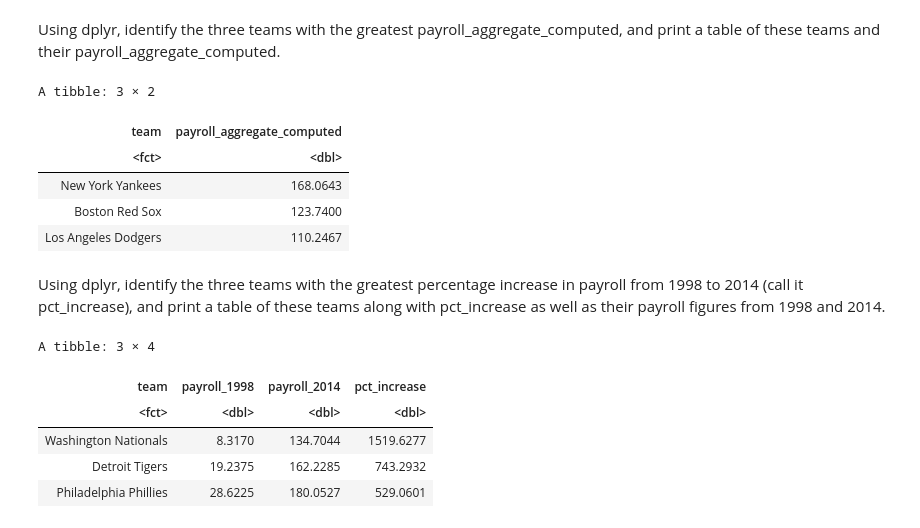
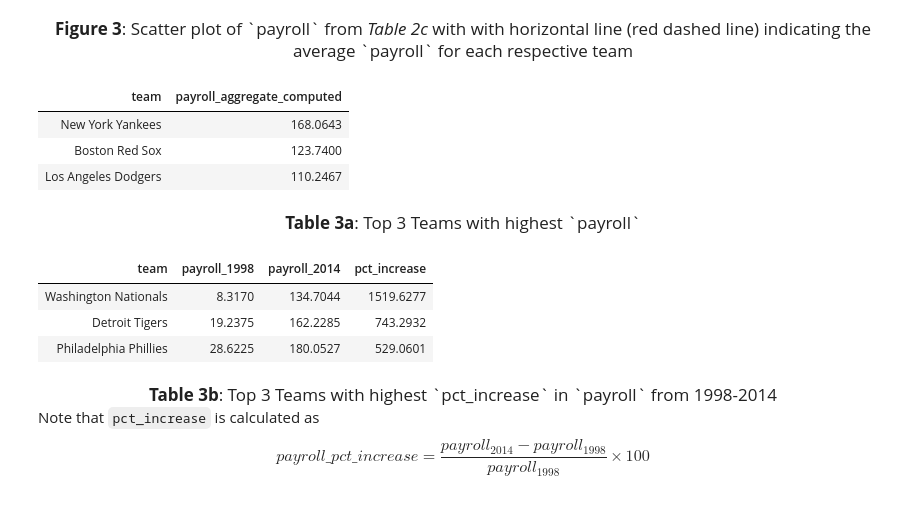
Before and after one commit to RomandRapido/DSC1107_Wrangling, a Jupyter notebook: FA3_Lansangan/FA3_Lansangan.ipynb, the cells around one changed output. Drawn from its saved outputs; the diff is of its cells as text; code cells hidden in the pictures.

```diff
--- a/FA3_Lansangan/FA3_Lansangan.ipynb
+++ b/FA3_Lansangan/FA3_Lansangan.ipynb
@@ -16,5 +45,12 @@ i Use the conflicted package (<http://conflicted.r-lib.org/>) to force all confl
 load("ml_pay.rdata")
 # %%
 mlb_raw <- tibble(ml_pay)
-print(mlb_raw)
+print_table <- function(df, head=7){
+    formatted_table <- df %>%
+        head(head) %>%
+        formattable()
+
+    display_html(paste0("<div style='display: flex; justify-content: center;'>", as.character(formatted_table), "</div>"))
+}
+print_table(mlb_raw[,c(1:10)])
 # %% [output]
@@ -198,32 +301,37 @@ ggplot(mlb_yearly, aes(x = year, y = payroll, color = team)) +
-# %% [markdown]
-Using dplyr, identify the three teams with the greatest payroll_aggregate_computed, and print a table of these teams and their payroll_aggregate_computed.
+# %% [markdown]
+<center style="font-size: 17px"><b>Figure 3</b>: Scatter plot of `payroll` from <i>Table 2c</i> with with horizontal line (red dashed line) indicating the average `payroll` for each respective team</i></center>
 # %%
-mlb_aggregate_computed %>%
+tib <- mlb_aggregate_computed %>%
     arrange(desc(payroll_aggregate_computed)) %>%
     select(team,payroll_aggregate_computed) %>%
     head(3)
+print_table(tib)
 # %% [output]
-A tibble: 3 × 2
 | team | payroll_aggregate_computed |
-| <fct> | <dbl> |
 | New York Yankees | 168.0643 |
 | Boston Red Sox | 123.7400 |
 | Los Angeles Dodgers | 110.2467 |
-# %% [markdown]
-Using dplyr, identify the three teams with the greatest percentage increase in payroll from 1998 to 2014 (call it pct_increase), and print a table of these teams along with pct_increase as well as their payroll figures from 1998 and 2014.
+# %% [markdown]
+<center style="font-size: 17px"><b>Table 3a</b>: Top 3 Teams with highest `payroll`</center>
 # %%
-mlb_yearly %>%
+tib <- mlb_yearly %>%
     filter(year %in% c(1998, 2014)) %>%
     select(team, year, payroll) %>%
     pivot_wider(names_from = year, values_from = payroll, names_prefix = "payroll_") %>%
     mutate(pct_increase = ((payroll_2014 - payroll_1998) / payroll_1998)*100) %>%
     arrange(desc(pct_increase)) %>%
     head(3)
+print_table(tib)
 # %% [output]
-A tibble: 3 × 4
 | team | payroll_1998 | payroll_2014 | pct_increase |
-| <fct> | <dbl> | <dbl> | <dbl> |
 | Washington Nationals | 8.3170 | 134.7044 | 1519.6277 |
 | Detroit Tigers | 19.2375 | 162.2285 | 743.2932 |
 | Philadelphia Phillies | 28.6225 | 180.0527 | 529.0601 |
+# %% [markdown]
+<center style="font-size: 17px"><b>Table 3b</b>: Top 3 Teams with highest `pct_increase` in `payroll` from 1998-2014</center>
+
+Note that `pct_increase` is calculated as
+$$
+payroll\_pct\_increase = \frac{payroll_{2014} - payroll_{1998}}{ payroll_{1998}} \times 100
+$$
 # %% [markdown]
```
Also changed, not shown: parts of 61 cells of this notebook, 10 other files.
